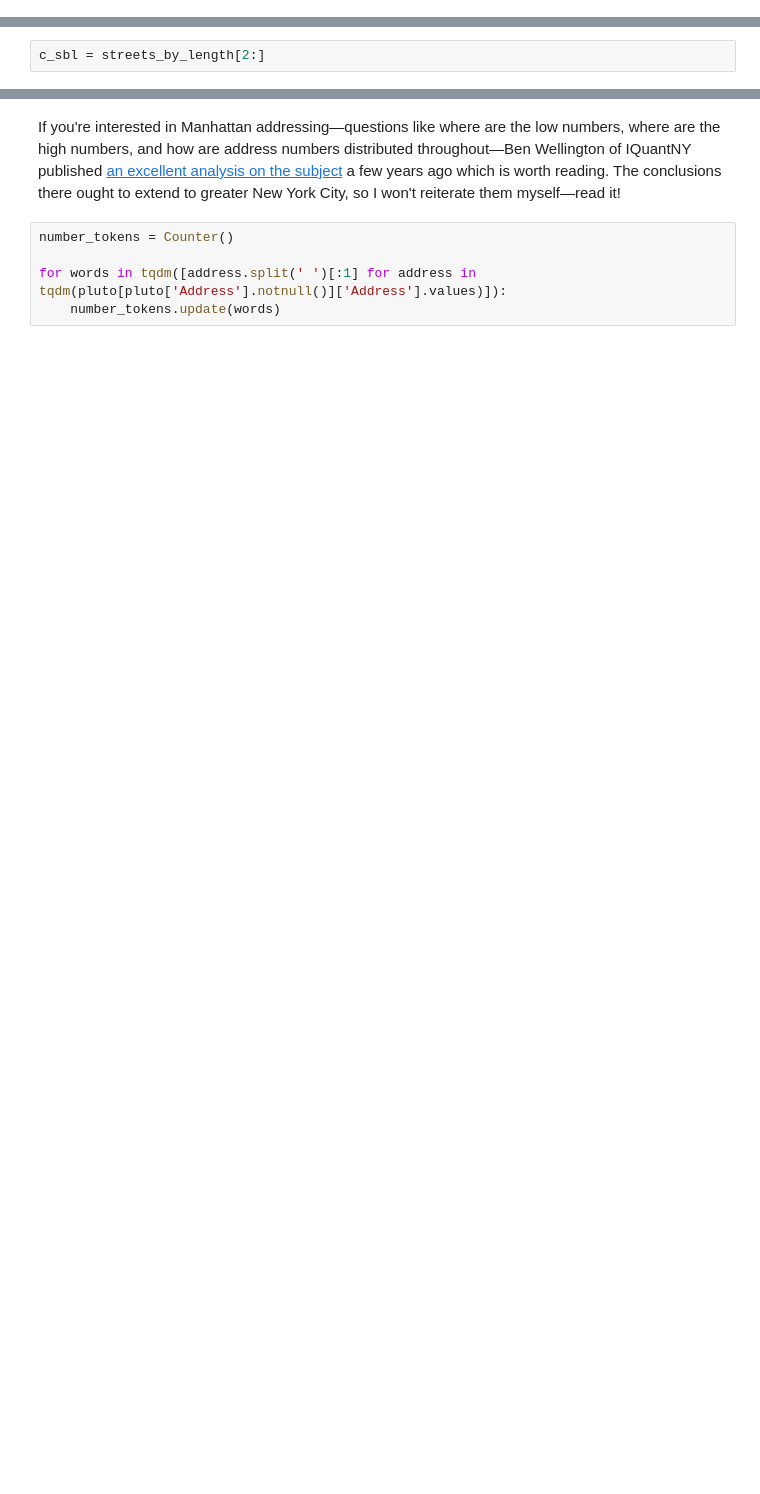
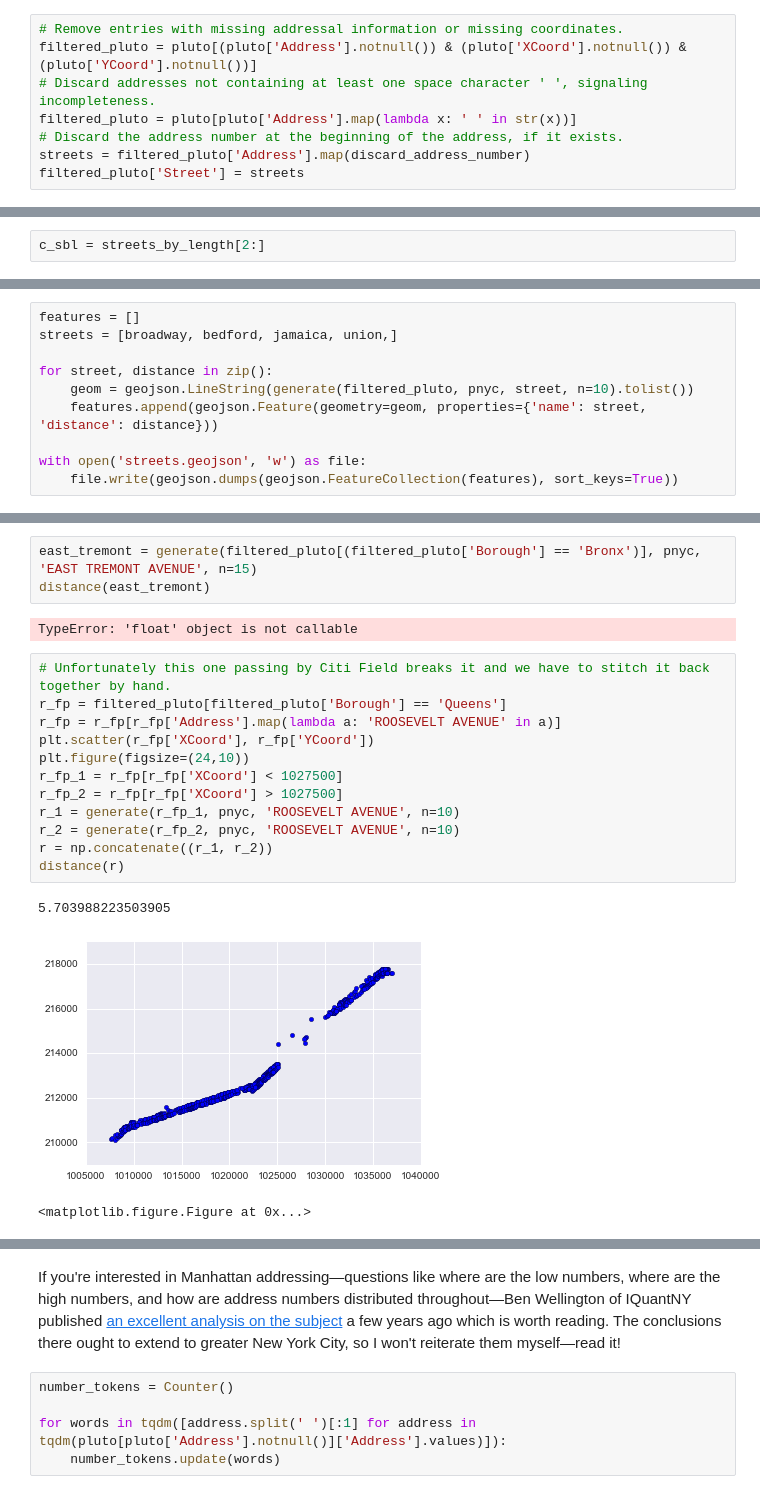
Before and after one commit to ResidentMario/nyc-buildings, a Jupyter notebook: address-data-visualization.ipynb, the cells around one changed output, grey strips where cells are left out. Cells and saved outputs as stored; diff of their text form; blank space fills up the shorter version.

```diff
--- a/address-data-visualization.ipynb
+++ b/address-data-visualization.ipynb
@@ -358,0 +397,8 @@ staten_island = bar_chart_it(address_counts[address_counts['Borough'] == 'Staten
+# %%
+# Remove entries with missing addressal information or missing coordinates.
+filtered_pluto = pluto[(pluto['Address'].notnull()) & (pluto['XCoord'].notnull()) & (pluto['YCoord'].notnull())]
+# Discard addresses not containing at least one space character ' ', signaling incompleteness.
+filtered_pluto = pluto[pluto['Address'].map(lambda x: ' ' in str(x))]
+# Discard the address number at the beginning of the address, if it exists.
+streets = filtered_pluto['Address'].map(discard_address_number)
+filtered_pluto['Street'] = streets
@@ -585,0 +659,10 @@ array([    0.,   200.,   400.,   600.,   800.,  1000.,  1200.,  1400.,
+# %%
+features = []
+streets = [broadway, bedford, jamaica, union,]
+
+for street, distance in zip():
+    geom = geojson.LineString(generate(filtered_pluto, pnyc, street, n=10).tolist())
+    features.append(geojson.Feature(geometry=geom, properties={'name': street, 'distance': distance}))
+
+with open('streets.geojson', 'w') as file:
+    file.write(geojson.dumps(geojson.FeatureCollection(features), sort_keys=True))
@@ -585,0 +837,21 @@ array([    0.,   200.,   400.,   600.,   800.,  1000.,  1200.,  1400.,
+# %%
+east_tremont = generate(filtered_pluto[(filtered_pluto['Borough'] == 'Bronx')], pnyc, 'EAST TREMONT AVENUE', n=15)
+distance(east_tremont)
+# %% [output]
+TypeError: 'float' object is not callable
+# %%
+# Unfortunately this one passing by Citi Field breaks it and we have to stitch it back together by hand.
+r_fp = filtered_pluto[filtered_pluto['Borough'] == 'Queens']
+r_fp = r_fp[r_fp['Address'].map(lambda a: 'ROOSEVELT AVENUE' in a)]
+plt.scatter(r_fp['XCoord'], r_fp['YCoord'])
+plt.figure(figsize=(24,10))
+r_fp_1 = r_fp[r_fp['XCoord'] < 1027500]
+r_fp_2 = r_fp[r_fp['XCoord'] > 1027500]
+r_1 = generate(r_fp_1, pnyc, 'ROOSEVELT AVENUE', n=10)
+r_2 = generate(r_fp_2, pnyc, 'ROOSEVELT AVENUE', n=10)
+r = np.concatenate((r_1, r_2))
+distance(r)
+# %% [output]
+5.703988223503905
+[figure, added]
+<matplotlib.figure.Figure at 0x...>
```
Also changed, not shown: parts of 57 cells of this notebook, 2 other files.
